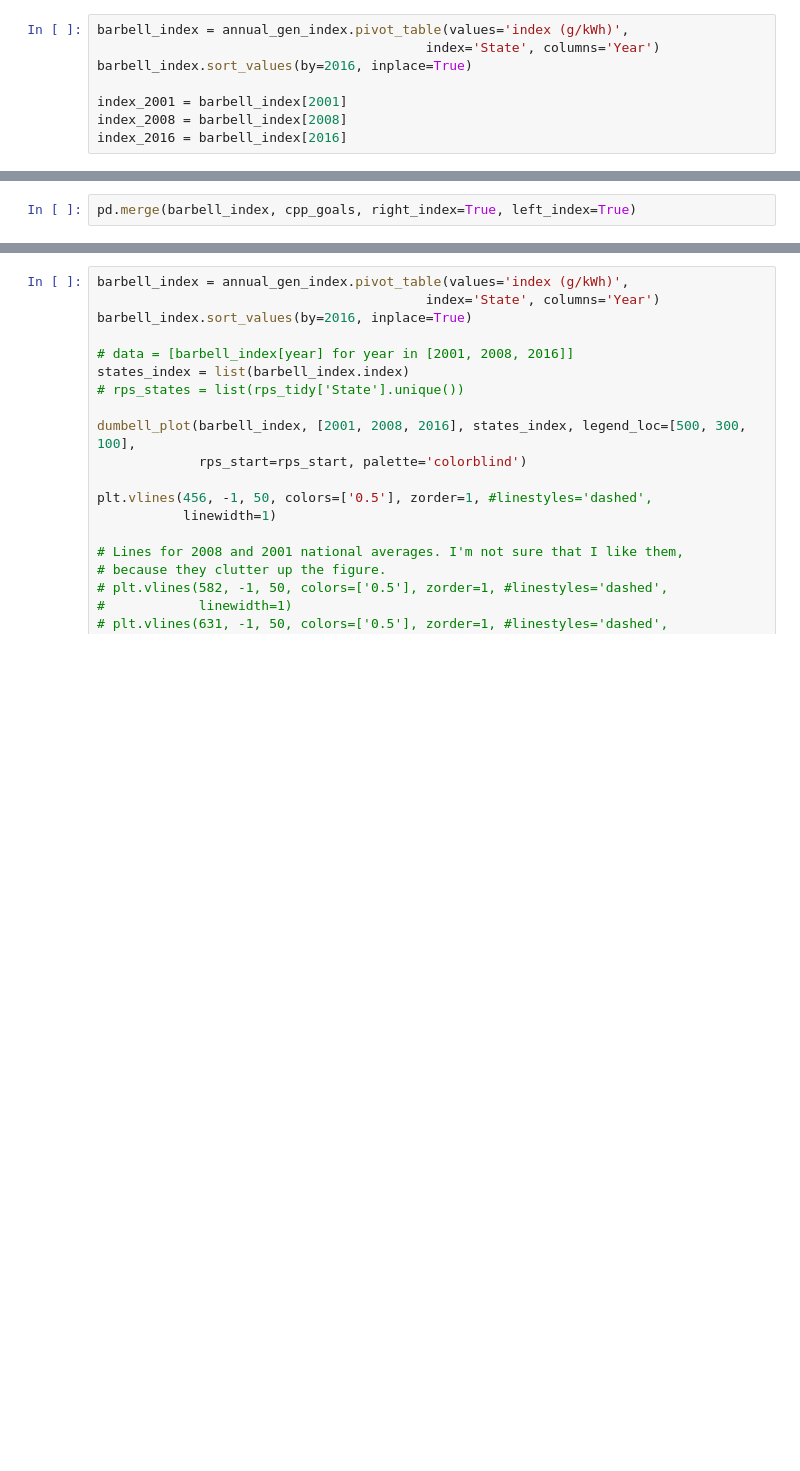
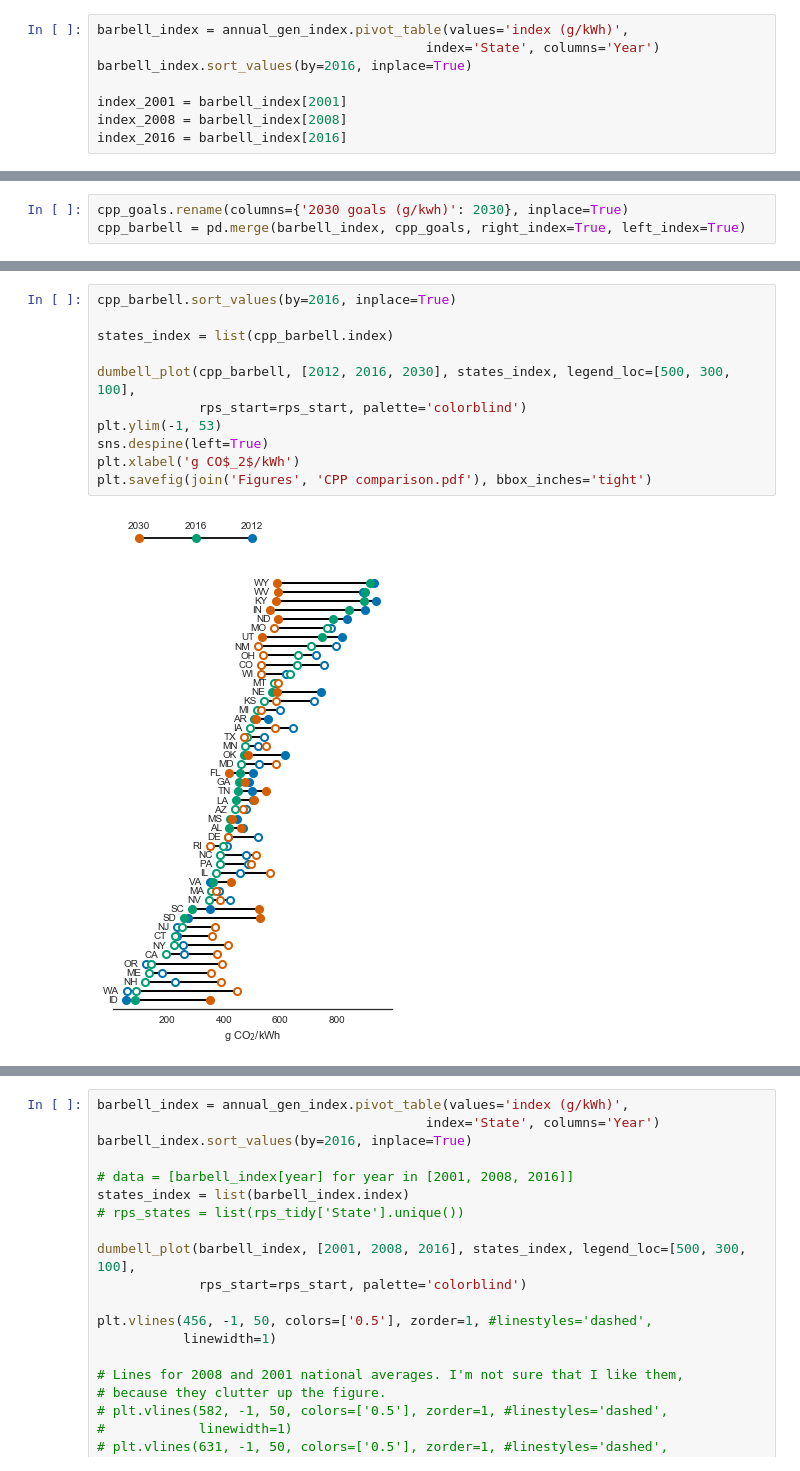
Before and after one commit to gschivley/carbon-index, a Jupyter notebook: State index & gen data.ipynb, the cells around one changed output, grey strips where cells are left out. Drawn from its saved outputs; the diff is of its cells as text; blank space fills up the shorter version.

```diff
--- a/State index & gen data.ipynb
+++ b/State index & gen data.ipynb
@@ -372,2 +359,3 @@ cpp_goals.head()
 # %%
-pd.merge(barbell_index, cpp_goals, right_index=True, left_index=True)
+cpp_goals.rename(columns={'2030 goals (g/kwh)': 2030}, inplace=True)
+cpp_barbell = pd.merge(barbell_index, cpp_goals, right_index=True, left_index=True)
@@ -394,3 +384,16 @@ pd.merge(barbell_index, cpp_goals, right_index=True, left_index=True)
+# %%
+cpp_barbell.sort_values(by=2016, inplace=True)
+
+states_index = list(cpp_barbell.index)
+
+dumbell_plot(cpp_barbell, [2012, 2016, 2030], states_index, legend_loc=[500, 300, 100],
+             rps_start=rps_start, palette='colorblind')
+plt.ylim(-1, 53)
+sns.despine(left=True)
+plt.xlabel('g CO$_2$/kWh')
+plt.savefig(join('Figures', 'CPP comparison.pdf'), bbox_inches='tight')
+# %% [output]
+[figure, added]
 # %%
 barbell_index = annual_gen_index.pivot_table(values='index (g/kWh)',
                                              index='State', columns='Year')
```
Also changed, not shown: parts of 14 cells of this notebook.
